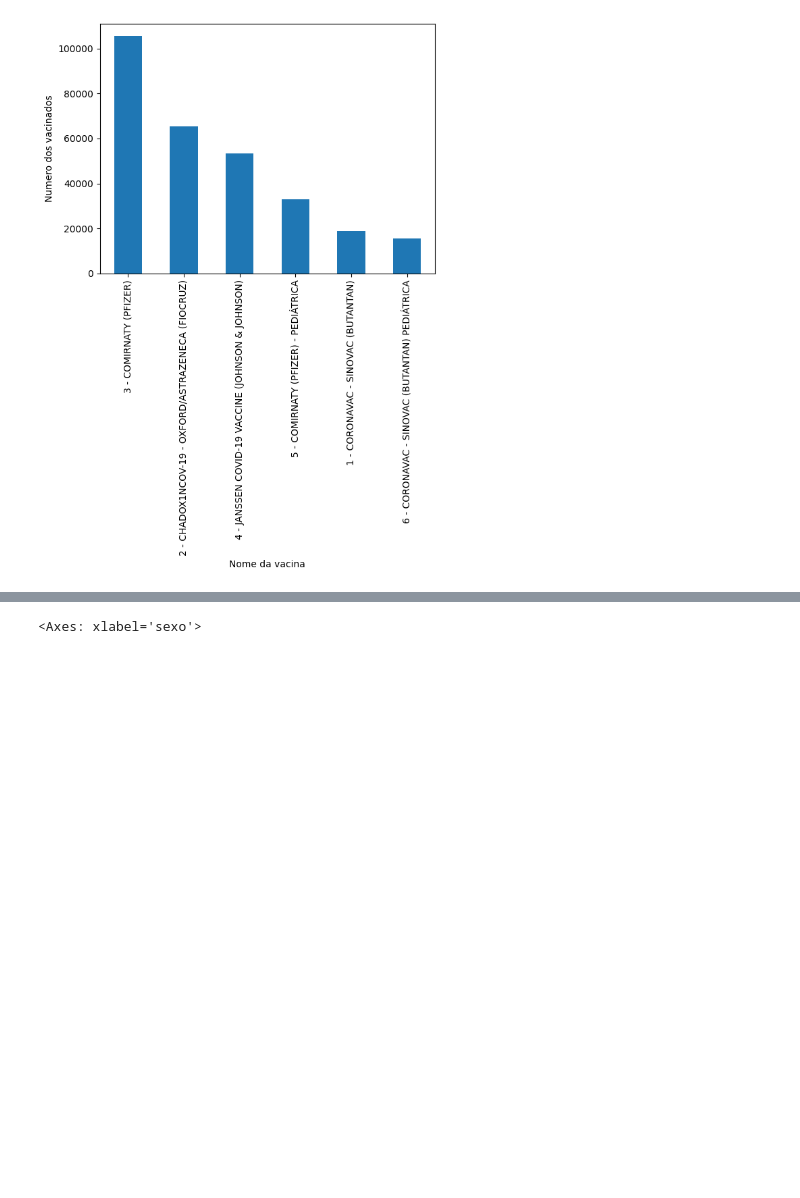
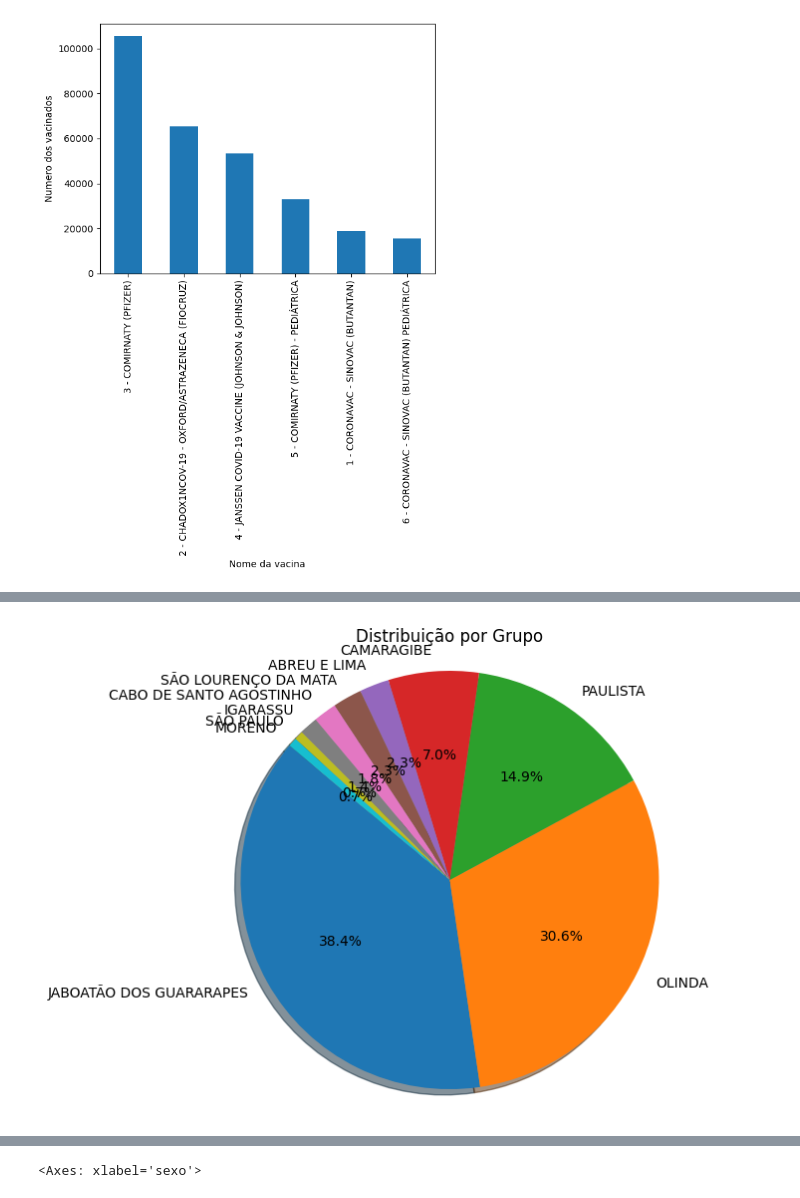
Before and after one commit to VellyKs/BigData_Data-set, a Jupyter notebook: data_setBigData.ipynb, the cells around one changed output, grey strips where cells are left out. Saved outputs shown, nothing was run; the diff lists cells and outputs as text; code cells hidden in the pictures; blank space fills up the shorter version.

```diff
--- a/data_setBigData.ipynb
+++ b/data_setBigData.ipynb
@@ -191,0 +441,24 @@ plt.show()
+# %%
+conn = sqlite3.connect('vacinados.db')
+
+cursor = conn.cursor()
+cursor.execute("SELECT municipio, COUNT(*) FROM vacinados where municipio not like '%recife%' GROUP BY municipio ORDER BY COUNT(*) desc limit 10")
+dados = cursor.fetchall()
+
+# Fechar a conexão com o banco de dados
+conn.close()
+
+labels = [registro[0] for registro in dados]
+sizes = [registro[1] for registro in dados]
+
+
+# Criar o gráfico de pizza
+plt.figure(figsize=(8, 6))
+plt.pie(sizes, labels=labels, autopct='%1.1f%%', shadow=True, startangle=140)
+plt.axis('equal')  # Garante que o gráfico de pizza seja desenhado como um círculo
+plt.title('Distribuição por Grupo')
+
+# Mostrar o gráfico
+plt.show()
+# %% [output]
+[figure, added]
```
Also changed, not shown: parts of 35 cells of this notebook.
